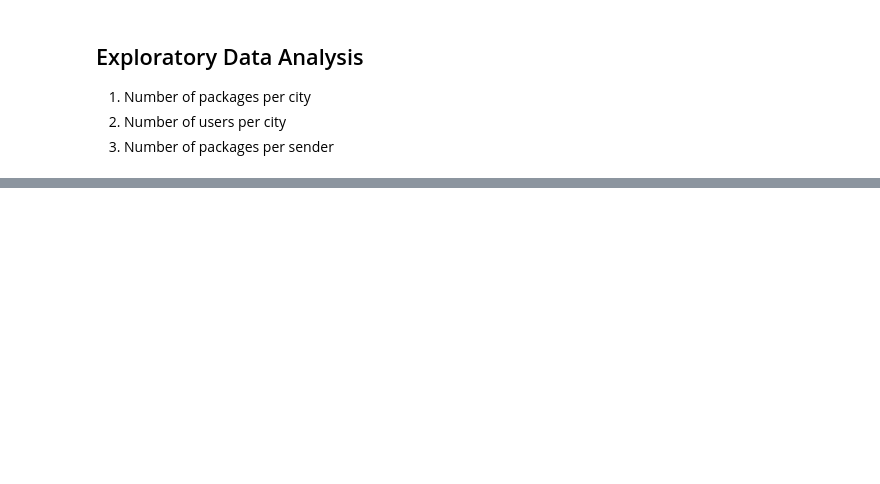
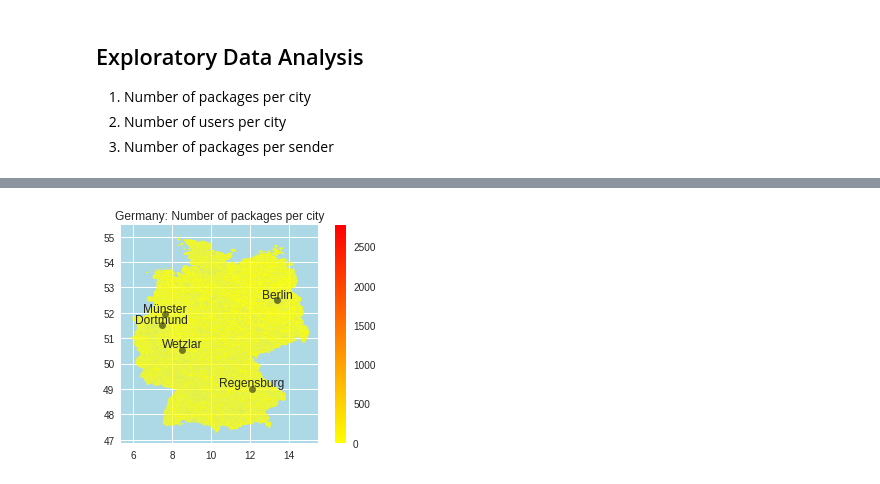
Before and after one commit to tramyynt/Techlabs, a Jupyter notebook: Pickshare.ipynb, the cells around one changed output, grey strips where cells are left out. Saved outputs shown, nothing was run; the diff lists cells and outputs as text; code cells hidden in the pictures; blank space fills up the shorter version.

```diff
--- a/Pickshare.ipynb
+++ b/Pickshare.ipynb
@@ -193,0 +258,4 @@ packages_per_city
+# %%
+packages_per_city['geo'] = packages_per_city['city'].apply(lambda x : get_geocode(x))
+packages_per_city['longitude'] = packages_per_city['city'].apply(lambda x : get_geocode(x)[0])
+packages_per_city['latitude'] = packages_per_city['city'].apply(lambda x : get_geocode(x)[1])
@@ -193,0 +284,4 @@ packages_per_city
+# %%
+#use dict for city and geometry
+top_cities = pd.Series(packages_per_city.geo.values,index=packages_per_city.city).to_dict()
+top_cities
@@ -193,0 +306,51 @@ packages_per_city
+# %%
+#merge
+merged_pack_city = pd.merge(
+    left=plz_shape_df,
+    right=packages_per_city,
+    on='plz',
+    how='left'
+)
+# %%
+merged_pack_city['num_packages'] = merged_pack_city['num_packages'].fillna(0)
+# %%
+#plot a map
+fig,ax = plt.subplots()
+
+merged_pack_city.plot(
+    figsize = (200,100),
+    ax=ax,
+    column='num_packages',
+    categorical=False,
+    legend=True,
+    cmap='autumn_r',
+    alpha=0.9,
+)
+for c in top_cities.keys():
+    if merged_pack_city[merged_pack_city["city"] == c].iloc[0]["num_packages"] < 30 :
+      continue;
+
+    ax.text(
+        x=top_cities[c][0],
+        y=top_cities[c][1] + 0.08,
+        s=c,
+        fontsize=12,
+        ha='center',
+    )
+
+    ax.plot(
+        top_cities[c][0],
+        top_cities[c][1],
+        marker='o',
+        c='black',
+        alpha=0.5
+    )
+
+ax.set(
+    title='Germany: Number of packages per city',
+    aspect=1.3,
+    facecolor='lightblue'
+);
+plt.show()
+# %% [output]
+[figure, added]
```
Also changed, not shown: parts of 9 cells of this notebook.
